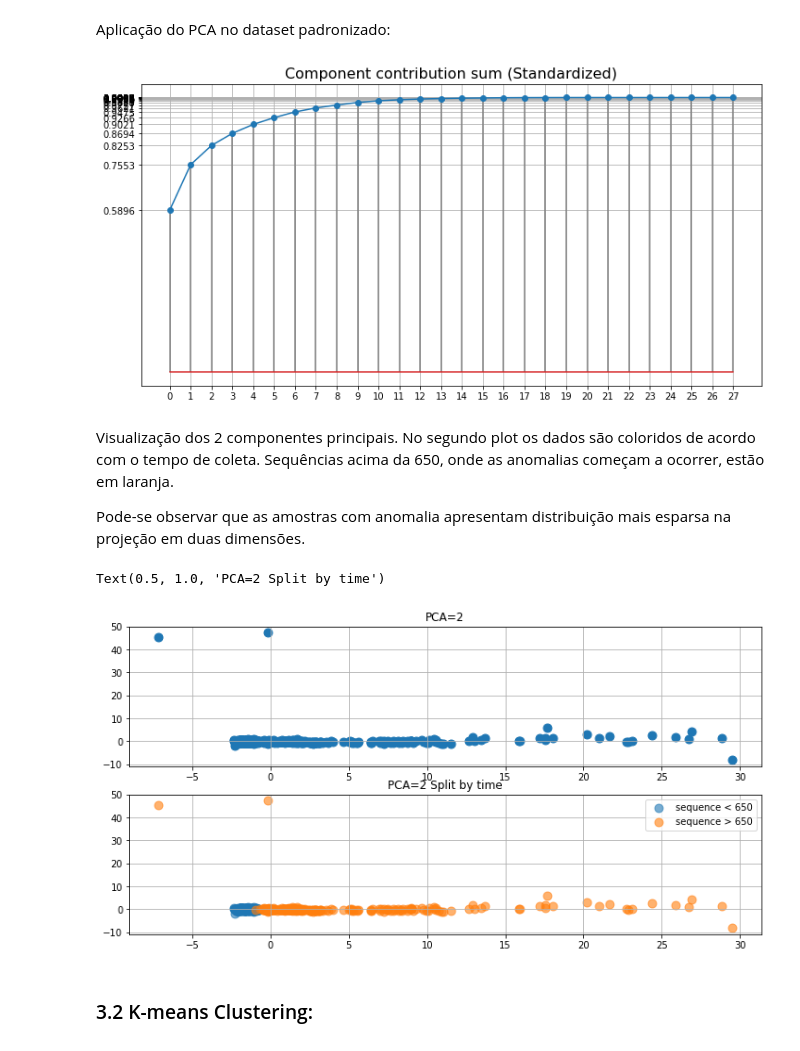
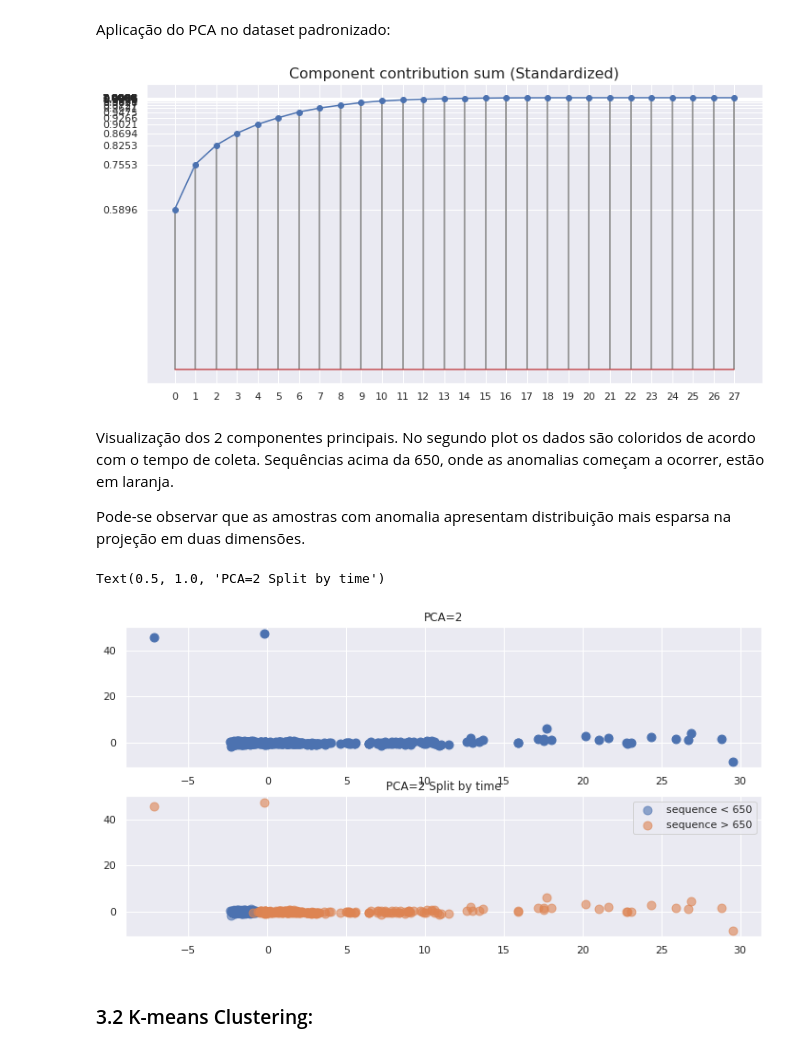
Before and after one commit to mzmarcon/PdM, a Jupyter notebook: exploration_set2.ipynb, the cells around one changed output. Saved outputs shown, nothing was run; the diff lists cells and outputs as text; code cells hidden in the pictures.

```diff
--- a/exploration_set2.ipynb
+++ b/exploration_set2.ipynb
@@ -90,6 +70,8 @@ import pandas as pd
 import numpy as np
 import os
 import itertools
+import seaborn as sns
+sns.set()
 # %% [markdown]
 Os dados foram amostrados por acelerômetros com frequência de amostragem Fs = 20.48 kHz, de maneira que cada sequência de 1s é constitúida por 20.480 amostras.
 Portanto, cada um dos 948 arquivos .csv no diretório '2nd_test' possui 20.480 linhas.
@@ -295,7 +279,7 @@ plt.yticks(np.cumsum(pca_all.explained_variance_ratio_))
 plt.title("Component contribution sum (Standardized)",fontsize=16)
 plt.grid(True)
 # %% [output]
-[figure, old version]
+[figure, new version]
 # %% [markdown]
 Visualização dos 2 componentes principais. No segundo plot os dados são coloridos de acordo com o tempo de coleta. Sequências acima da 650, onde as anomalias começam a ocorrer, estão em laranja.
 
@@ -303,21 +287,19 @@ Pode-se observar que as amostras com anomalia apresentam distribuição mais esp
 # %%
 dataset = dataset_scaled
 
 pca = PCA(n_components=2)
 pca_data = pca.fit_transform(dataset)
 
 fig, (ax,ax2) = plt.subplots(2,figsize=(12, 6))
 ax.scatter(pca_data[:,0],pca_data[:,1],s=80)
 ax.set_title('PCA=2')
-ax.grid()
 ax = plt.scatter(pca_data[:700,0],pca_data[:700,1],s=80,alpha=0.6,label='sequence < 650')
 ax2.scatter(pca_data[700:,0],pca_data[700:,1],s=80,alpha=0.6,label='sequence > 650')
-ax2.grid()
 ax2.legend()
 ax2.set_title('PCA=2 Split by time')
 # %% [output]
 Text(0.5, 1.0, 'PCA=2 Split by time')
-[figure, old version]
+[figure, new version]
 # %% [markdown]
 ### 3.2 K-means Clustering:
 # %% [markdown]
```
Also changed, not shown: parts of 16 cells of this notebook.
